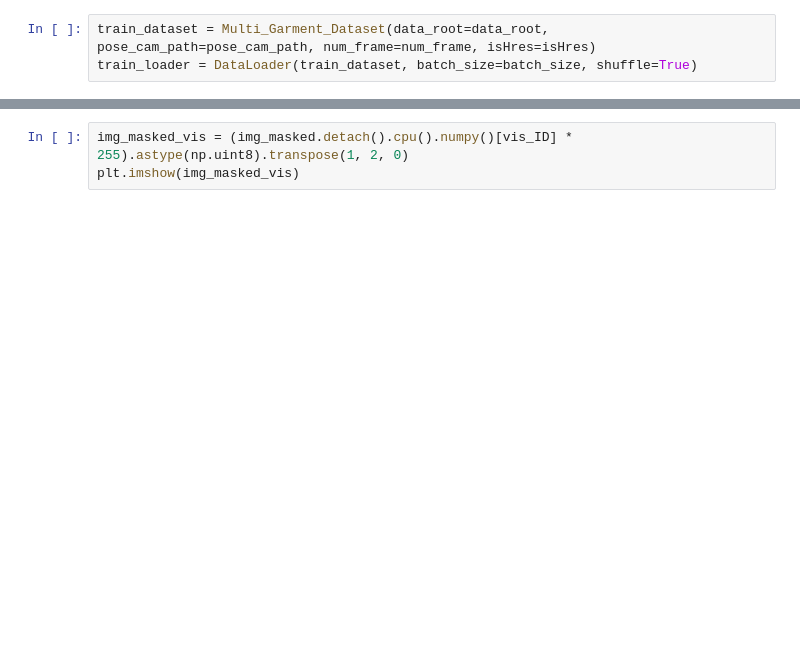
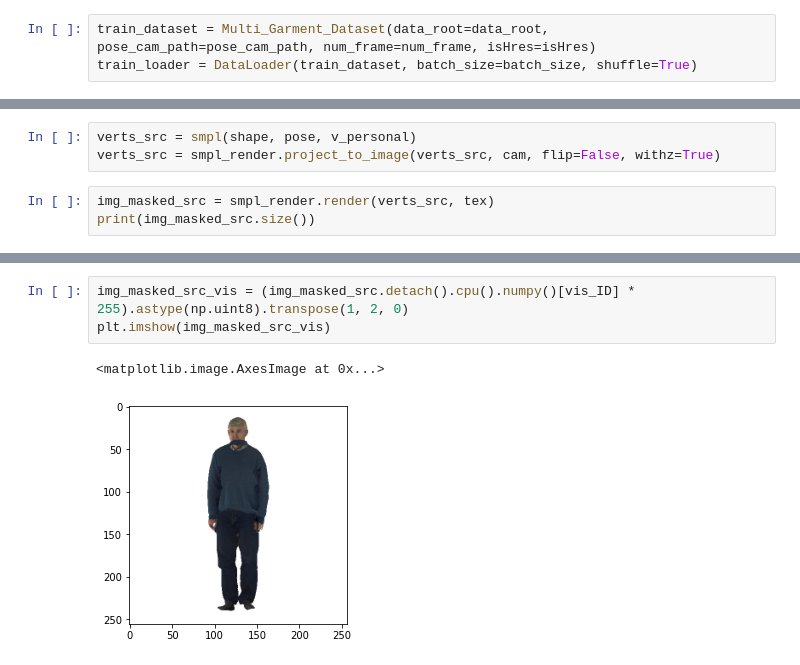
Before and after one commit to JanaldoChen/Dance, a Jupyter notebook: vis_result.ipynb, the cells around one changed output, grey strips where cells are left out. Saved outputs shown, nothing was run; the diff lists cells and outputs as text; blank space fills up the shorter version.

```diff
--- a/vis_result.ipynb
+++ b/vis_result.ipynb
@@ -77,0 +104,6 @@ for i, data in enumerate(train_ref_loader):
+# %%
+verts_src = smpl(shape, pose, v_personal)
+verts_src = smpl_render.project_to_image(verts_src, cam, flip=False, withz=True)
+# %%
+img_masked_src = smpl_render.render(verts_src, tex)
+print(img_masked_src.size())
@@ -94,4 +141,7 @@ plt.imshow(img_vis)
 # %%
-img_masked_vis = (img_masked.detach().cpu().numpy()[vis_ID] * 255).astype(np.uint8).transpose(1, 2, 0)
-plt.imshow(img_masked_vis)
+img_masked_src_vis = (img_masked_src.detach().cpu().numpy()[vis_ID] * 255).astype(np.uint8).transpose(1, 2, 0)
+plt.imshow(img_masked_src_vis)
+# %% [output]
+<matplotlib.image.AxesImage at 0x...>
+[figure, added]
 # %%
```
Also changed, not shown: parts of 21 cells of this notebook, 4 other files.
